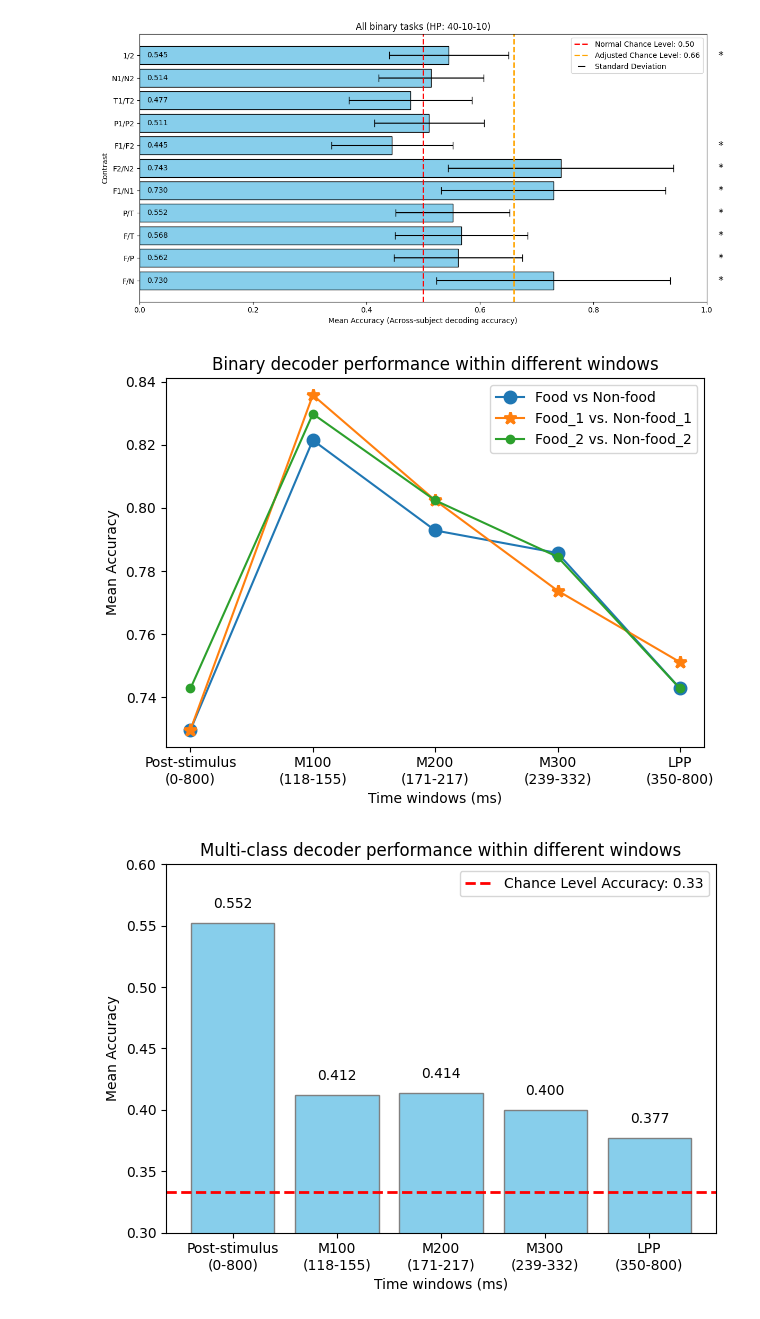
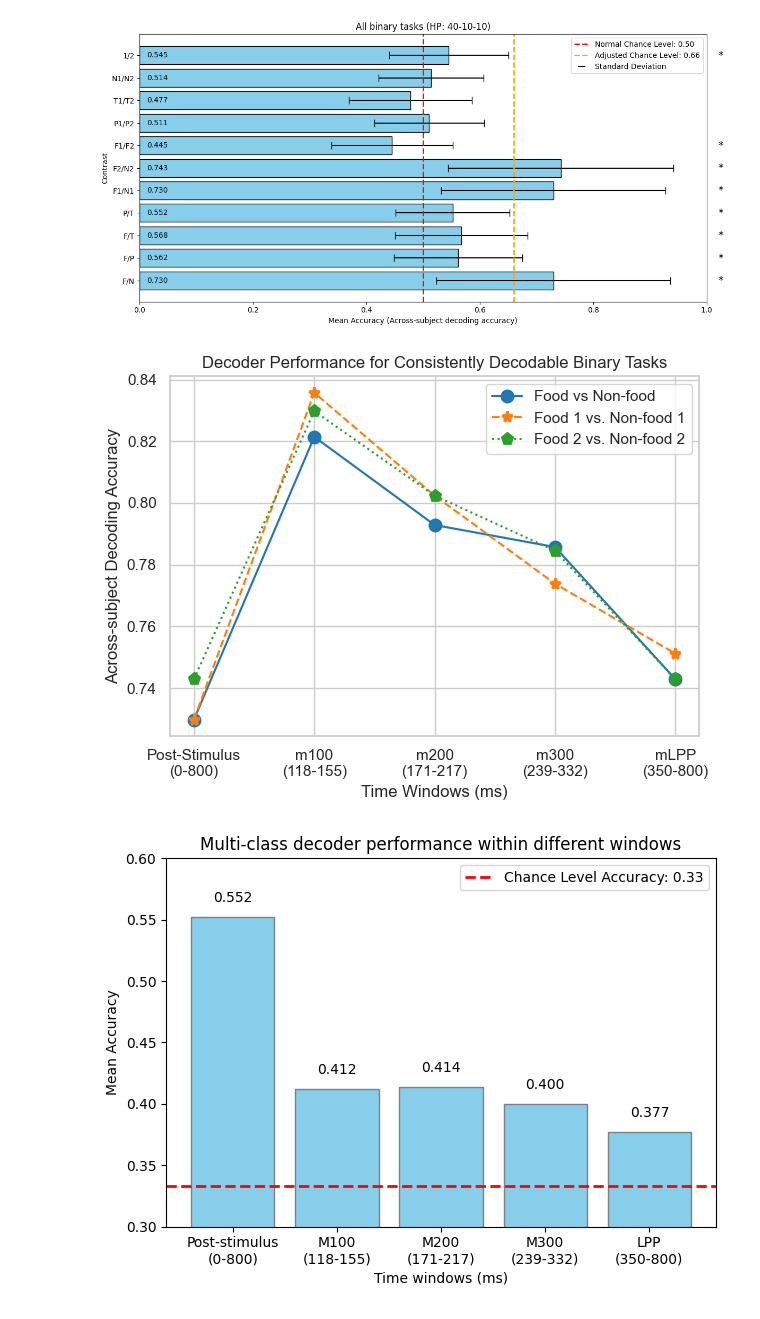
Before and after one commit to DonEnricoEsteve/ML_NN_Project, a Jupyter notebook: MEG_decoding.ipynb, the cells around one changed output. Cells and saved outputs as stored; diff of their text form; code cells hidden in the pictures.

```diff
--- a/MEG_decoding.ipynb
+++ b/MEG_decoding.ipynb
@@ -1313,42 +1244,42 @@ list_mult_acc = [list_mult_poststim[3], list_mult_M100[3], list_mult_M200[3], li
 # %%
 import matplotlib.pyplot as plt
 import numpy as np
 
 mean_food_vs_nonfood = []
 mean_food_1_vs_nonfood_1 = []
 mean_food_2_vs_nonfood_2 = []
 
 for contrasts in list_binary_acc:
     food_vs_nonfood = contrasts[0]
     food_1_vs_nonfood_1 = contrasts[4]
     food_2_vs_nonfood_2 = contrasts[5]
 
     mean_food_vs_nonfood.append(np.mean(food_vs_nonfood))
     mean_food_1_vs_nonfood_1.append(np.mean(food_1_vs_nonfood_1))
     mean_food_2_vs_nonfood_2.append(np.mean(food_2_vs_nonfood_2))
 
 # Define custom x-axis labels with line breaks using \n
 x_labels = [
-    'Post-stimulus\n(0-800)',
-    'M100\n(118-155)',
-    'M200\n(171-217)',
-    'M300\n(239-332)',
-    'LPP\n(350-800)'
+    'Post-Stimulus\n(0-800)',
+    'm100\n(118-155)',
+    'm200\n(171-217)',
+    'm300\n(239-332)',
+    'mLPP\n(350-800)'
 ]
 
 # Plot the means
 plt.plot(x_labels, mean_food_vs_nonfood, label='Food vs Non-food', marker='o', markersize=8, linestyle='-', color='#1f77b4', markeredgewidth=2)
-plt.plot(x_labels, mean_food_1_vs_nonfood_1, label='Food_1 vs. Non-food_1', marker='*', markersize=9, linestyle='-', color='#ff7f0e', markeredgewidth=2)
-plt.plot(x_labels, mean_food_2_vs_nonfood_2, label='Food_2 vs. Non-food_2', marker='.', markersize=10, linestyle='-', color='#2ca02c', markeredgewidth=2)
+plt.plot(x_labels, mean_food_1_vs_nonfood_1, label='Food 1 vs. Non-food 1', marker='*', markersize=8, linestyle='--', color='#ff7f0e', markeredgewidth=2)
+plt.plot(x_labels, mean_food_2_vs_nonfood_2, label='Food 2 vs. Non-food 2', marker='p', markersize=8, linestyle=':', color='#2ca02c', markeredgewidth=2)
 
-plt.xlabel('Time windows (ms)')
-plt.ylabel('Mean Accuracy')
-plt.title('Binary decoder performance within different windows')
+plt.xlabel('Time Windows (ms)')
+plt.ylabel('Across-subject Decoding Accuracy')
+plt.title('Decoder Performance for Consistently Decodable Binary Tasks')
 plt.legend()
 plt.tight_layout()  # Adjust layout to fit the labels
 plt.show()
 # %% [output]
-[figure, old version]
+[figure, new version]
 # %%
 # Assume list_mult_acc is defined as you mentioned
 list_mult_acc = [list_mult_poststim[3], list_mult_M100[3], list_mult_M200[3], list_mult_M300[3], list_mult_LPP[3]]
```
Also changed, not shown: parts of 21 cells of this notebook.
